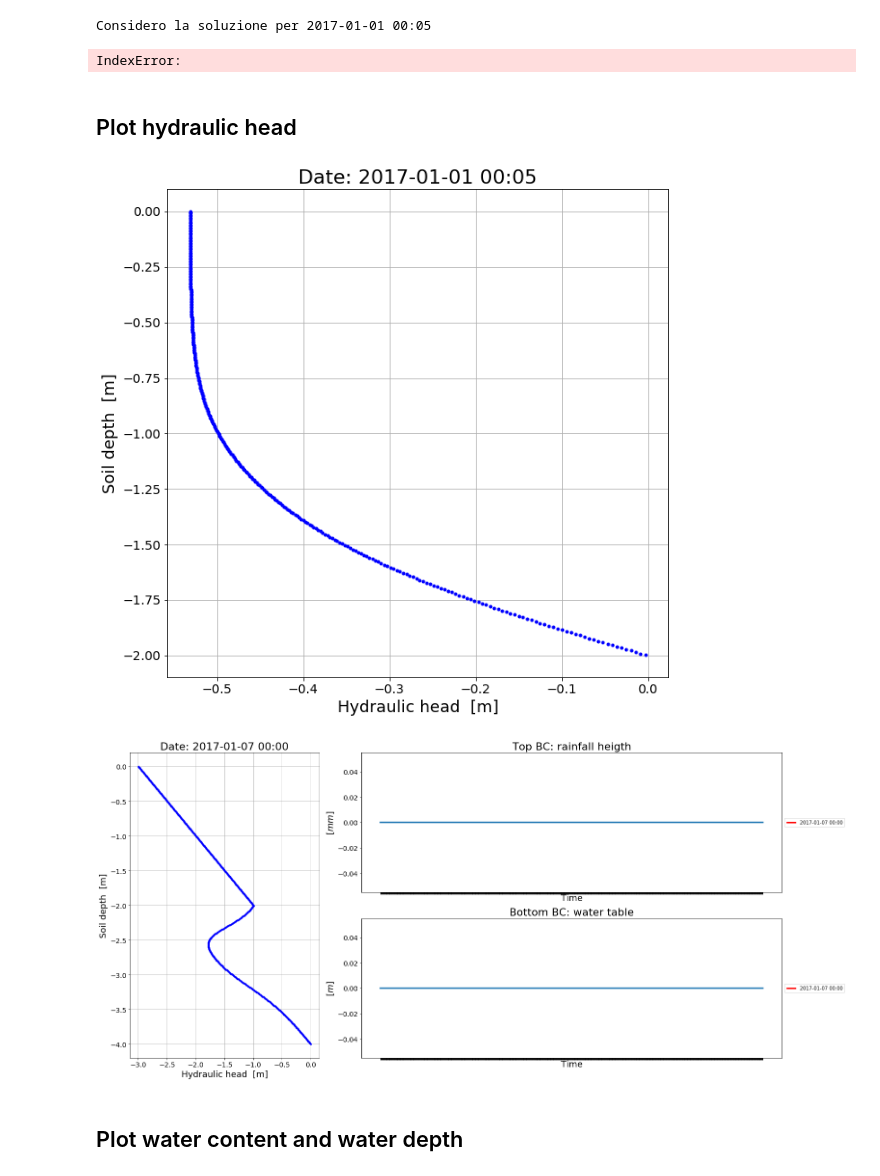
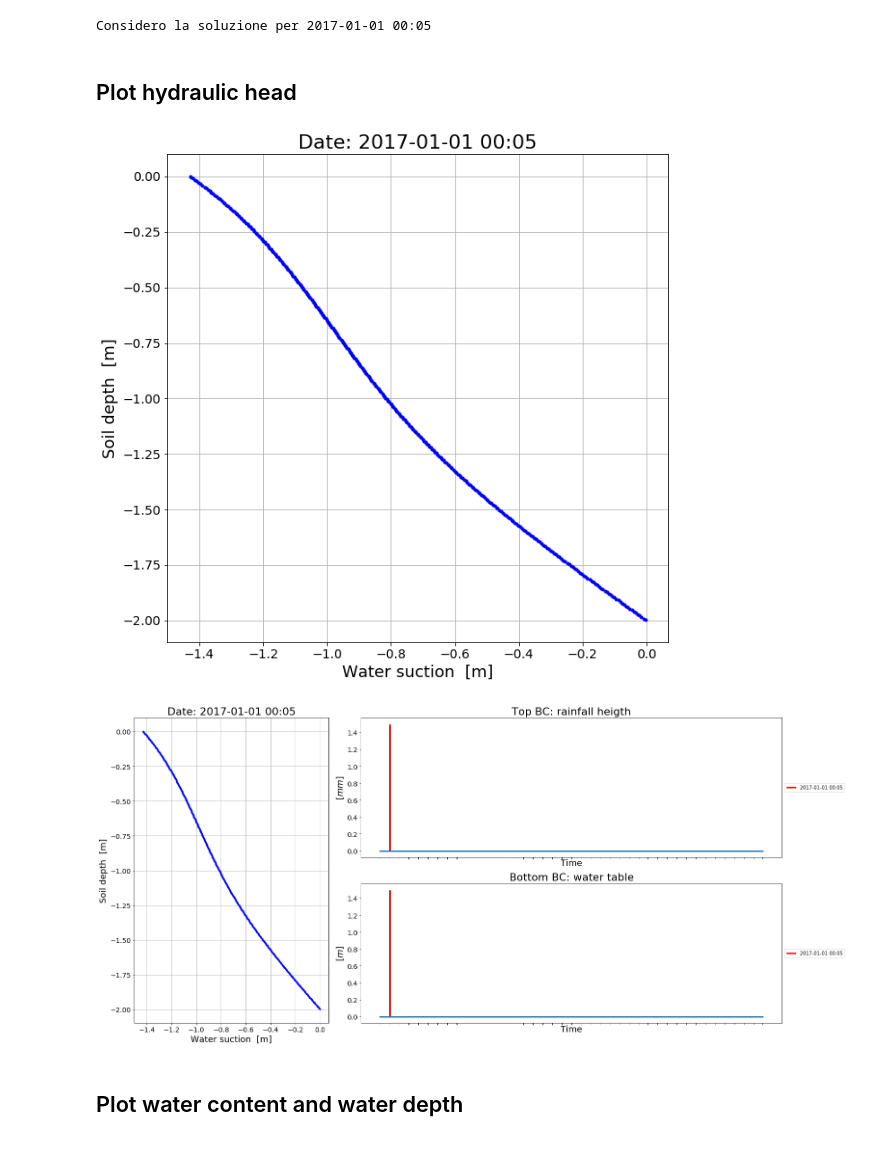
Before and after one commit to GEOframeOMSProjects/OMS_Project_Richards1D, a Jupyter notebook: Jupyter_Notebook/Richards1DOutput.ipynb, the cells around one changed output. Drawn from its saved outputs; the diff is of its cells as text; code cells hidden in the pictures.

Commit message:
Fixed some errors

```diff
--- a/Jupyter_Notebook/Richards1DOutput.ipynb
+++ b/Jupyter_Notebook/Richards1DOutput.ipynb
@@ -88,10 +90,8 @@ os.listdir()
 ##########
 ##########
 
-# open netCDF file for reading.
-#ncfile = Dataset('hydraulic_2D.nc','r')
-ncfile = Dataset('ProvaPer100.nc','r')
-#ncfile = Dataset('OMSTest1.nc','r')
+## open netCDF file for reading.
+ncfile = Dataset('Sand_01Ponding_noRain_BottomDirichlet.nc','r')
 print ('*** SUCCESS reading')
 
 print('\n ***FILE INFO:\n')
@@ -235,10 +235,6 @@ date = datetime.datetime.fromtimestamp(time[timeIndex])
 print('Considero la soluzione per '+date.strftime('%Y-%m-%d %H:%M'))
 # %% [output]
 Considero la soluzione per 2017-01-01 00:05
-# %%
-psi[288,0]-psi[0,0]
-# %% [output]
-IndexError:
 # %% [markdown]
 ## Plot hydraulic head
 # %%
@@ -259,7 +255,7 @@ plt.yticks(fontsize=axisTicksSize)
 plt.grid()
 plt.show()
 # %% [output]
-[figure, old version]
+[figure, new version]
 # %%
 dateIndex = timeIndex
 plt.figure(figsize=(figureSizeWidth1,figureSizeHeigth1))
@@ -267,35 +263,35 @@ plt.figure(figsize=(figureSizeWidth1,figureSizeHeigth1))
 axp = plt.subplot2grid((4, 6), (0, 0), rowspan=4, colspan=2)
 axp.plot(psi[timeIndex],depths[:],linewidth=lineWidth, linestyle=lineStyle, marker=markerType, markersize=markerSize, color='b')
 axp.set_xlabel(ncfile.variables['psi'].long_name + '  [' +ncfile.variables['psi'].units +']',fontsize=labelSize)
 axp.set_ylabel(ncfile.variables['depth'].long_name + '  [' +ncfile.variables['depth'].units +']',fontsize=labelSize)
 axp.set_title('Date: '+date.strftime('%Y-%m-%d %H:%M'),fontsize=titleSize)
 plt.tick_params(axis='both', which='major', labelsize=axisTicksSize)
 axp.grid()
 
 axb = plt.subplot2grid((4, 6), (2,2), rowspan=2, colspan=4)
 axb.plot(bottomBC_DF[0:dateIndex+40], linewidth=lineWidth, label='_nolegend_')
 axb.set_xlabel("Time",fontsize=labelSize)
 axb.set_ylabel("[$m$]",fontsize=labelSize)
 axb.set_title('Bottom BC: water table',fontsize=titleSize)
-axb.vlines(x=dateIndex, ymin=np.min(bottomBC[:])*(0.5), ymax=np.max(bottomBC[:])*(1.5), label=date.strftime('%Y-%m-%d %H:%M'), color='r',linewidth=lineWidth,)
+axb.vlines(x=dateIndex, ymin=np.min(bottomBC[:])*(0.5), ymax=(1.5), label=date.strftime('%Y-%m-%d %H:%M'), color='r',linewidth=lineWidth,)
 plt.legend()
 axb.legend(loc='center left', bbox_to_anchor=(1, 0.5))
 plt.setp(axb.get_xticklabels(), visible=False)
 plt.tick_params(axis='both', which='major', labelsize=axisTicksSize)
 
 axt = plt.subplot2grid((4, 6), (0, 2), rowspan=2,colspan=4,sharex=axb)
 axt.plot(topBC_DF[0:dateIndex+40],linewidth=lineWidth,)
 axt.set_xlabel("Time",fontsize=labelSize)
 axt.set_ylabel("[$mm$]",fontsize=labelSize)
 axt.set_title('Top BC: rainfall heigth',fontsize=titleSize)
-axt.vlines(x=dateIndex, ymin=np.min(topBC[:])*(0.5), ymax=np.max(topBC[:])*(1.5), label=date.strftime('%Y-%m-%d %H:%M'), color='r',linewidth=lineWidth,)
+axt.vlines(x=dateIndex, ymin=np.min(topBC[:])*(0.5), ymax=(1.5), label=date.strftime('%Y-%m-%d %H:%M'), color='r',linewidth=lineWidth,)
 plt.legend()
 axt.legend(loc='center left', bbox_to_anchor=(1, 0.5))
 plt.setp(axt.get_xticklabels(), visible=False)
 plt.tick_params(axis='both', which='major', labelsize=axisTicksSize)
 
 plt.tight_layout()
 # %% [output]
-[figure, old version]
+[figure, new version]
 # %% [markdown]
 ## Plot water content and water depth
```
Also changed, not shown: parts of 12 cells of this notebook, 3 other files.
